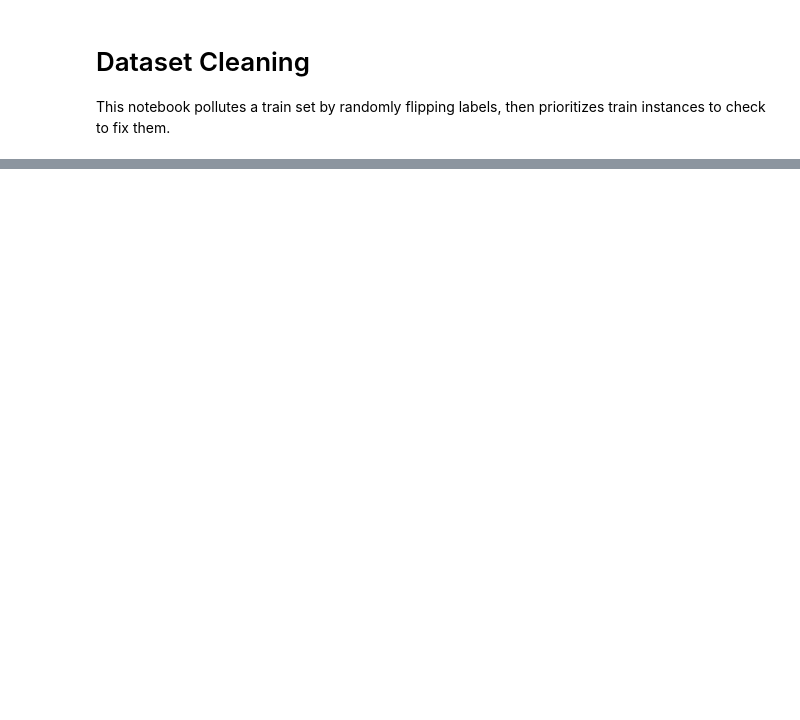
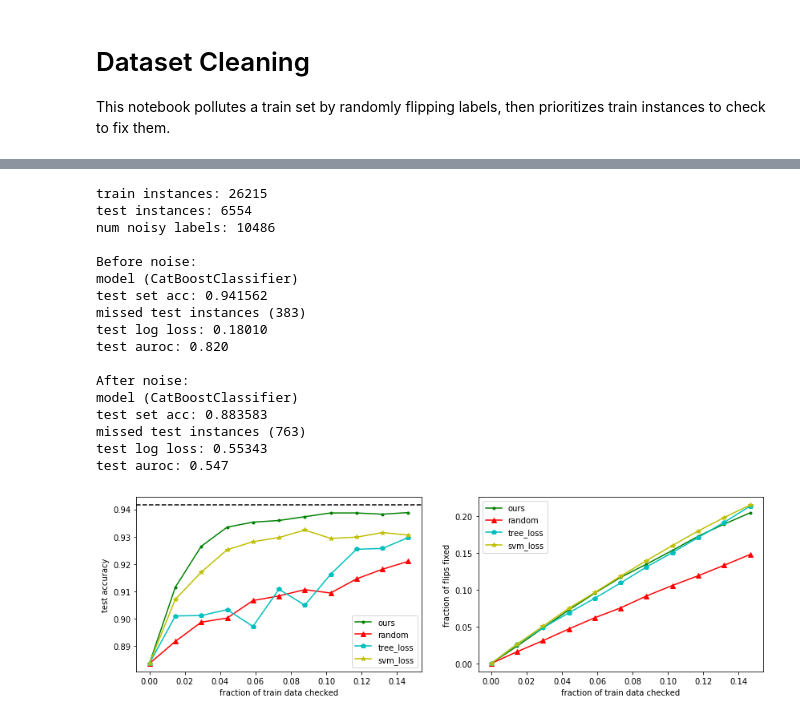
Before and after one commit to jjbrophy47/trex, a Jupyter notebook: experiments/notebooks/cleaning.ipynb, the cells around one changed output, grey strips where cells are left out. Drawn from its saved outputs; the diff is of its cells as text; code cells hidden in the pictures; blank space fills up the shorter version.

```diff
--- a/experiments/notebooks/cleaning.ipynb
+++ b/experiments/notebooks/cleaning.ipynb
@@ -71,0 +78,22 @@ test log loss: 0.40231
+# %%
+noise_detection(model_type='cb', encoding='tree_output', dataset='amazon', n_estimators=100, random_state=1, inf_k=None,
+                data_dir=data_dir, svm_loss=True)
+# %% [output]
+train instances: 26215
+test instances: 6554
+num noisy labels: 10486
+
+Before noise:
+model (CatBoostClassifier)
+test set acc: 0.941562
+missed test instances (383)
+test log loss: 0.18010
+test auroc: 0.820
+
+After noise:
+model (CatBoostClassifier)
+test set acc: 0.883583
+missed test instances (763)
+test log loss: 0.55343
+test auroc: 0.547
+[figure, added]
```
Also changed, not shown: parts of 4 cells of this notebook, 18 other files.
